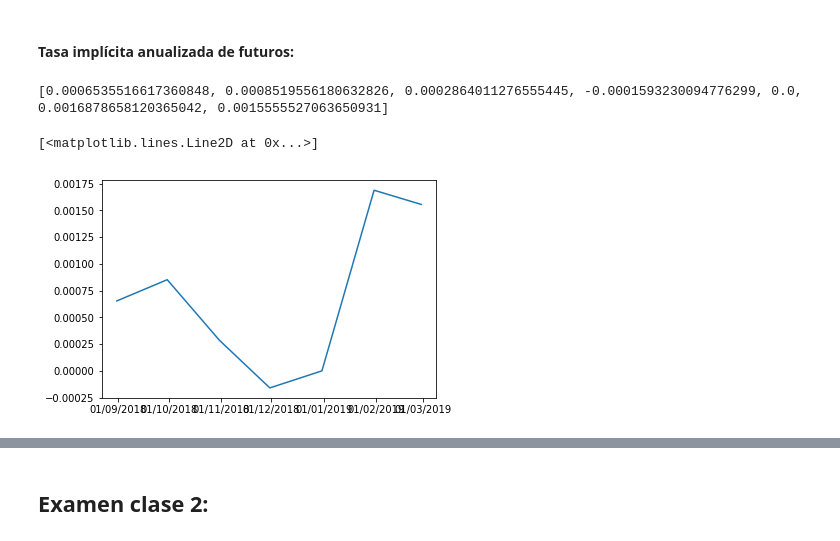
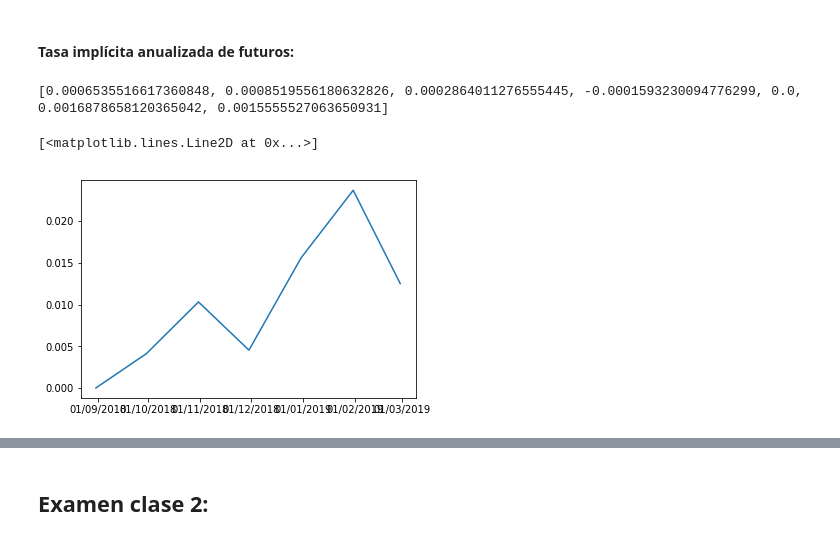
Before and after one commit to nestornav/dimplomatura-datos-famaf, a Jupyter notebook: finanzas-cuantitativas/nestor-navarro-trabajo1.ipynb, the cells around one changed output, grey strips where cells are left out. Saved outputs shown, nothing was run; the diff lists cells and outputs as text; code cells hidden in the pictures.

```diff
--- a/finanzas-cuantitativas/nestor-navarro-trabajo1.ipynb
+++ b/finanzas-cuantitativas/nestor-navarro-trabajo1.ipynb
@@ -139,18 +155,18 @@ def get_implicit_rate(date):
 # %%
 # CELDA 6:
 # Objetivo de esta celda: Computar la tasa implícita anualizada de los dólares futuros del día 31/08/2018. Graficar.
 
 # Tener en cuenta que los vencimientos de los futuros son el último día del mes. EJ DLR012019 vence el 31/1/2019.
 
-y_axis = get_implicit_rate('3/08/2018')
+y_axis = get_implicit_rate('31/08/2018')
 print(r)
 
 plt.gca().xaxis.set_major_formatter(mdates.DateFormatter('%d/%m/%Y'))
 plt.plot(x_axis, y_axis)
 # %% [output]
 [0.0006535516617360848, 0.0008519556180632826, 0.0002864011276555445, -0.0001593230094776299, 0.0, 0.0016878658120365042, 0.0015555527063650931]
 [<matplotlib.lines.Line2D at 0x...>]
-[figure, old version]
+[figure, new version]
 # %%
 # CELDA 7:
 # Objetivo de esta celda: Computar la tasa implícita anualizada de los dólares futuros del día 3/8/2018. Graficar.
```
Also changed, not shown: parts of 5 cells of this notebook.
